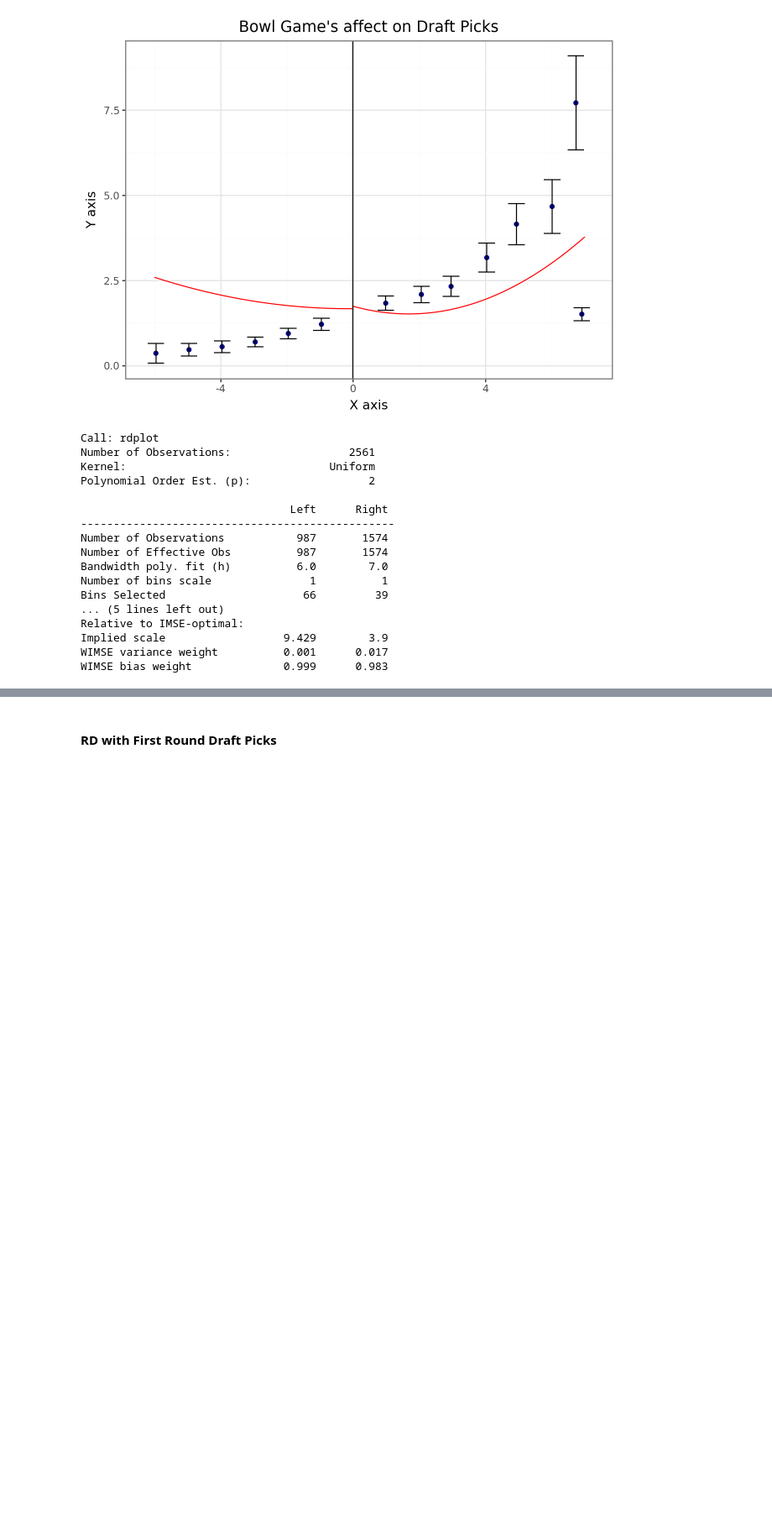
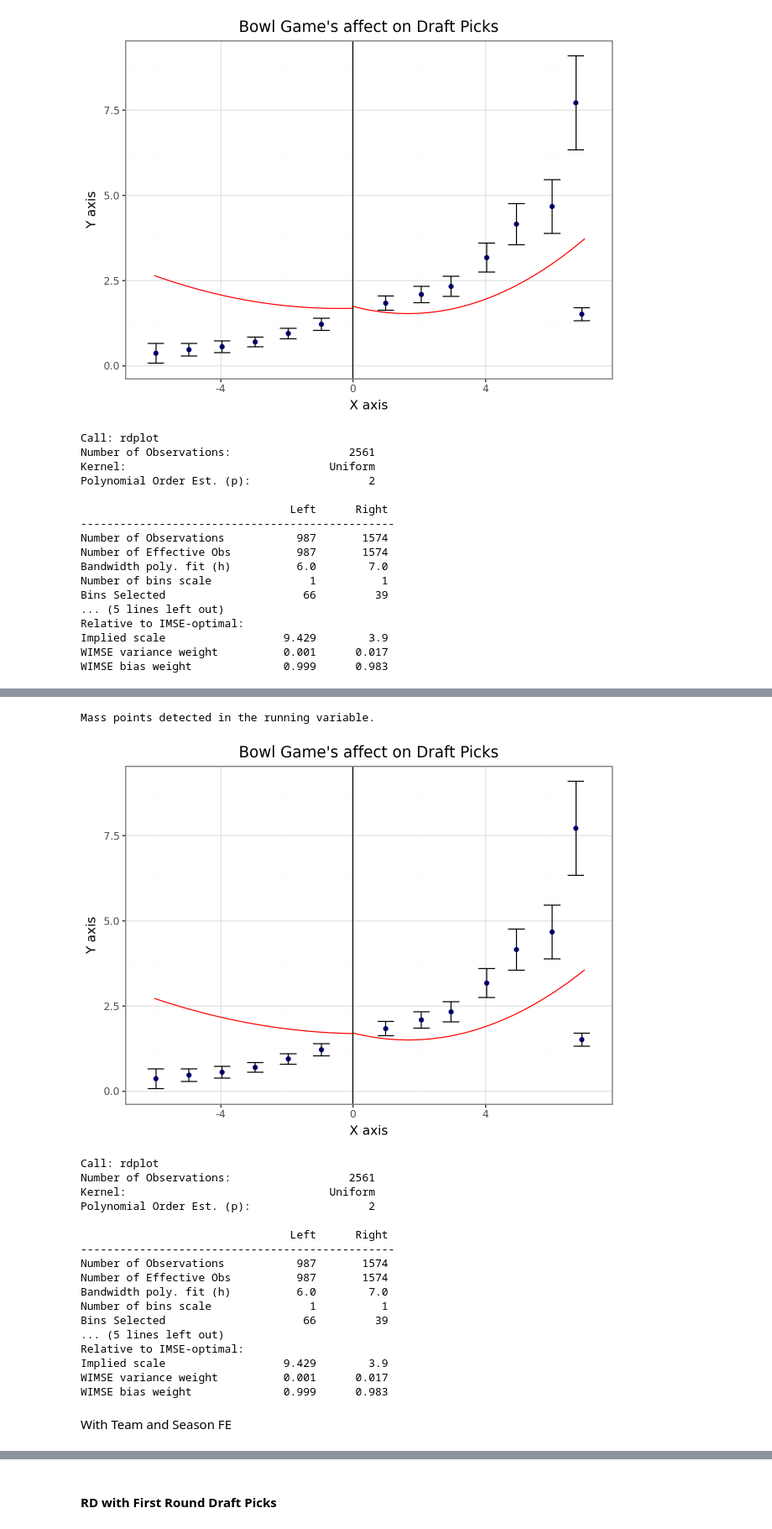
Before and after one commit to porterolson/cfb-projects, a Jupyter notebook: bowl_game_rd.ipynb, the cells around one changed output, grey strips where cells are left out. Shown at 84% size. Saved outputs shown, nothing was run; the diff lists cells and outputs as text; code cells hidden in the pictures; blank space fills up the shorter version.

```diff
--- a/bowl_game_rd.ipynb
+++ b/bowl_game_rd.ipynb
@@ -602,4 +607,11 @@ rd_data=rd_data.with_columns(
 
 rd_data=rd_data.with_columns((pl.col('record_regular_season_wins')-pl.lit(6)).alias('running_var'))
 # %%
-rd_data
+#for FE
+
+team_dummies=rd_data['team_id'].to_dummies().to_pandas()
+
+conference_dummies=rd_data['conference_id'].to_dummies().to_pandas()
+
+season_dummies=rd_data['season'].to_dummies().to_pandas()
+# 'team_id','season','conference_id'
@@ -678,0 +677,20 @@ WIMSE bias weight              0.999      0.983
+# %%
+#with Conference and season FE
+
+#outcome
+y=rd_data['drafted_players'].to_pandas()
+
+#running var
+x=rd_data['running_var'].to_pandas()
+
+#treatment var
+z=rd_data['bowl'].to_pandas()
+
+#covariates
+covariates=rd_data.select(['record_conference_games_wins','recruiting_points','team_pregame_elo']).to_pandas()
+
+covariates=pd.concat([covariates,season_dummies,conference_dummies],axis=1)
+
+
+results=rdrobust(y=y,x=x,fuzzy=z,covs=covariates,p=1,cluster=rd_data['team_id'].to_pandas(),vce='cr3')
+print(results)
@@ -678,0 +715,24 @@ WIMSE bias weight              0.999      0.983
+# %%
+rdplot(y,x,covs=covariates,ci=95,title='Bowl Game\'s affect on Draft Picks',p=2)
+# %% [output]
+Mass points detected in the running variable.
+[figure, added]
+Call: rdplot
+Number of Observations:                  2561
+Kernel:                               Uniform
+Polynomial Order Est. (p):                  2
+
+                                Left      Right
+------------------------------------------------
+Number of Observations           987       1574
+Number of Effective Obs          987       1574
+Bandwidth poly. fit (h)          6.0        7.0
+Number of bins scale               1          1
+Bins Selected                     66         39
+... (5 lines left out)
+Relative to IMSE-optimal:
+Implied scale                  9.429        3.9
+WIMSE variance weight          0.001      0.017
+WIMSE bias weight              0.999      0.983
+# %% [markdown]
+With Team and Season FE
```
Also changed, not shown: parts of 30 cells of this notebook.
